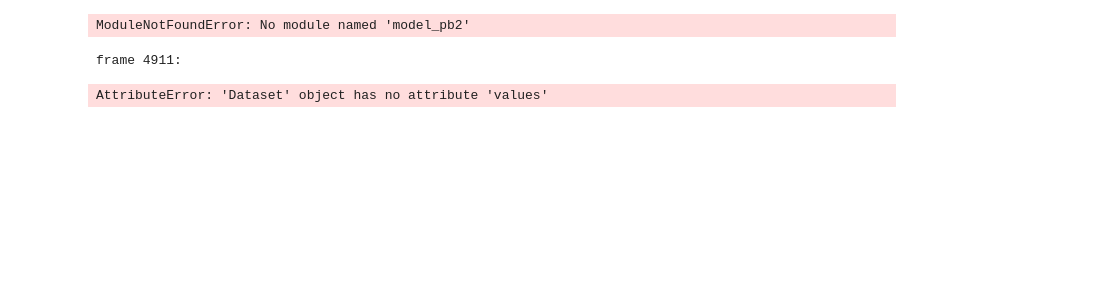
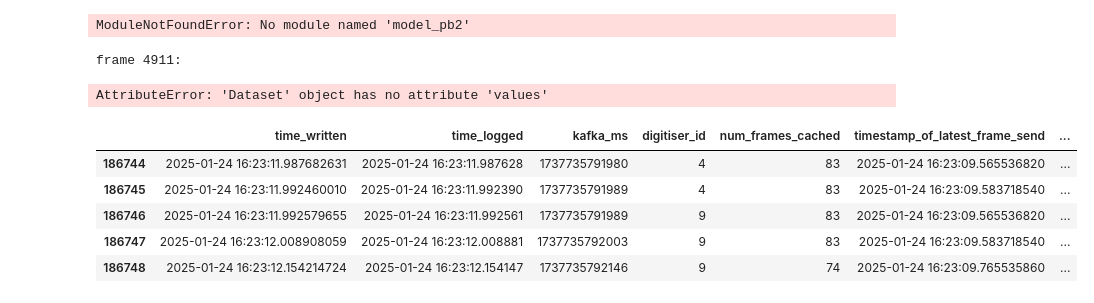
Before and after one commit to Modularius/pipeline-test, a Jupyter notebook: Jupyter/scrap.ipynb, the cells around one changed output. Cells and saved outputs as stored; diff of their text form; code cells hidden in the pictures; blank space fills up the shorter version.

```diff
--- a/Jupyter/scrap.ipynb
+++ b/Jupyter/scrap.ipynb
@@ -102,3 +102,19 @@ for f in range(f1,f2):
 # %% [output]
 frame 4911:
 AttributeError: 'Dataset' object has no attribute 'values'
+# %%
+import pandas as pd
+
+headers = ["time_written", "time_logged", "kafka_ms", "digitiser_id", "num_frames_cached", "timestamp_of_latest_frame_send", "digitiser_eventlist_timestamp"]
+dtypes = {"time_written": "int", "time_logged": "int", "kafka_ms": "int", "digitiser_id": "int", "num_frames_cached": "int", "timestamp_of_latest_frame_send": "int", "digitiser_eventlist_timestamp": "int"}
+date_cols = ["time_written", "time_logged", "timestamp_of_latest_frame_send", "digitiser_eventlist_timestamp"]
+df = pd.read_csv("../LogAnalysis/temp3", header=None, names = headers, dtype = dtypes, parse_dates=date_cols)
+
+df.tail()
+# %% [output]
+|  | time_written | time_logged | kafka_ms | digitiser_id | num_frames_cached | timestamp_of_latest_frame_send | ... |
+| 186744 | 2025-01-24 16:23:11.987682631 | 2025-01-24 16:23:11.987628 | 1737735791980 | 4 | 83 | 2025-01-24 16:23:09.565536820 | ... |
+| 186745 | 2025-01-24 16:23:11.992460010 | 2025-01-24 16:23:11.992390 | 1737735791989 | 4 | 83 | 2025-01-24 16:23:09.583718540 | ... |
+| 186746 | 2025-01-24 16:23:11.992579655 | 2025-01-24 16:23:11.992561 | 1737735791989 | 9 | 83 | 2025-01-24 16:23:09.565536820 | ... |
+| 186747 | 2025-01-24 16:23:12.008908059 | 2025-01-24 16:23:12.008881 | 1737735792003 | 9 | 83 | 2025-01-24 16:23:09.583718540 | ... |
+| 186748 | 2025-01-24 16:23:12.154214724 | 2025-01-24 16:23:12.154147 | 1737735792146 | 9 | 74 | 2025-01-24 16:23:09.765535860 | ... |
```
Also changed, not shown: parts of 3 cells of this notebook, 51 other files.
